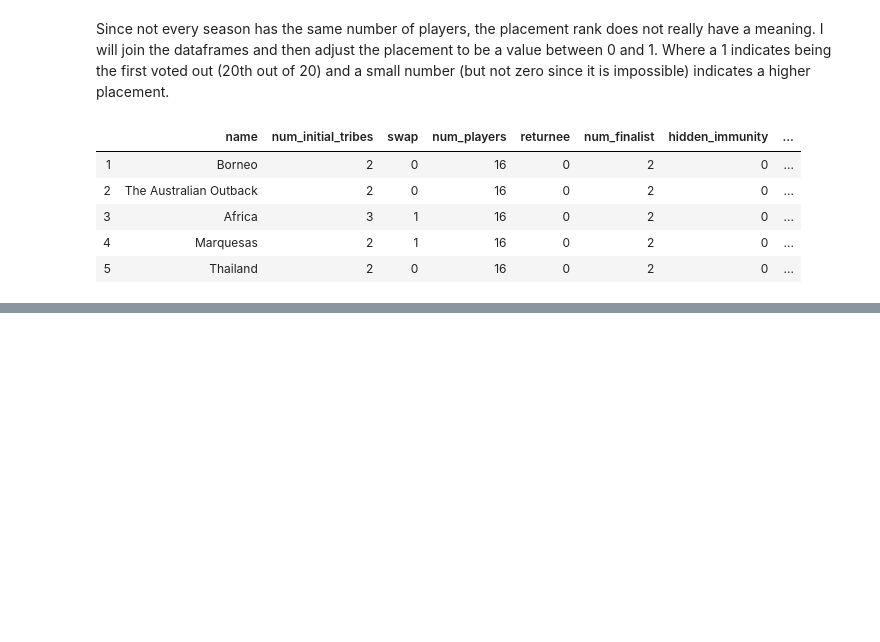
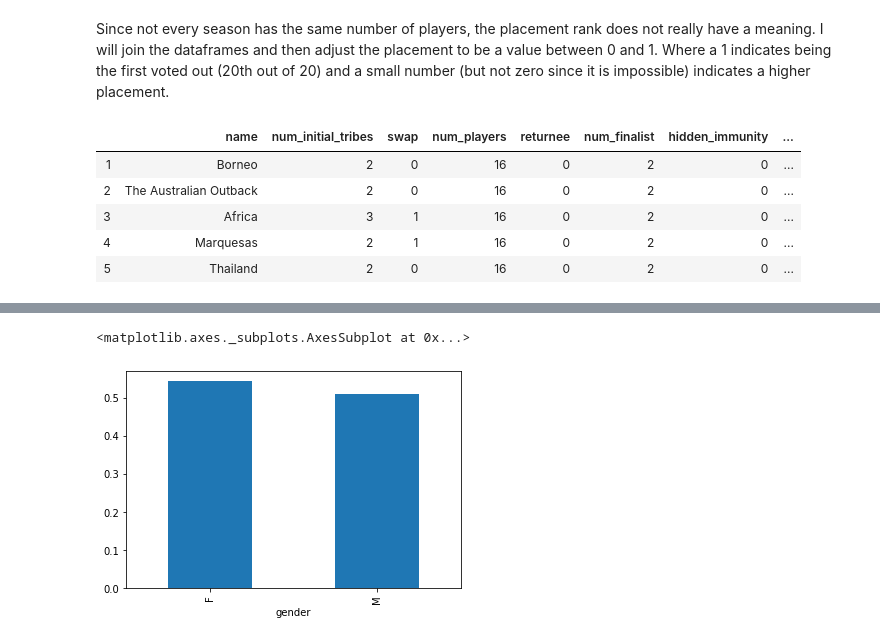
Before and after one commit to kayschulz/survivor_analysis, a Jupyter notebook: exploratory_analysis.ipynb, the cells around one changed output, grey strips where cells are left out. Saved outputs shown, nothing was run; the diff lists cells and outputs as text; code cells hidden in the pictures; blank space fills up the shorter version.

```diff
--- a/exploratory_analysis.ipynb
+++ b/exploratory_analysis.ipynb
@@ -432,0 +450,3 @@ players_with_season = players.join(seasons, on='season', rsuffix='_season')
+# %%
+players_with_season['adjusted_placement'] = players_with_season['placement'] / players_with_season['num_players']
+players_with_season.head(10)
@@ -432,0 +465,5 @@ players_with_season = players.join(seasons, on='season', rsuffix='_season')
+# %%
+players_with_season.groupby('gender').adjusted_placement.mean().plot(kind='bar')
+# %% [output]
+<matplotlib.axes._subplots.AxesSubplot at 0x...>
+[figure, added]
```
Also changed, not shown: parts of 15 cells of this notebook.
